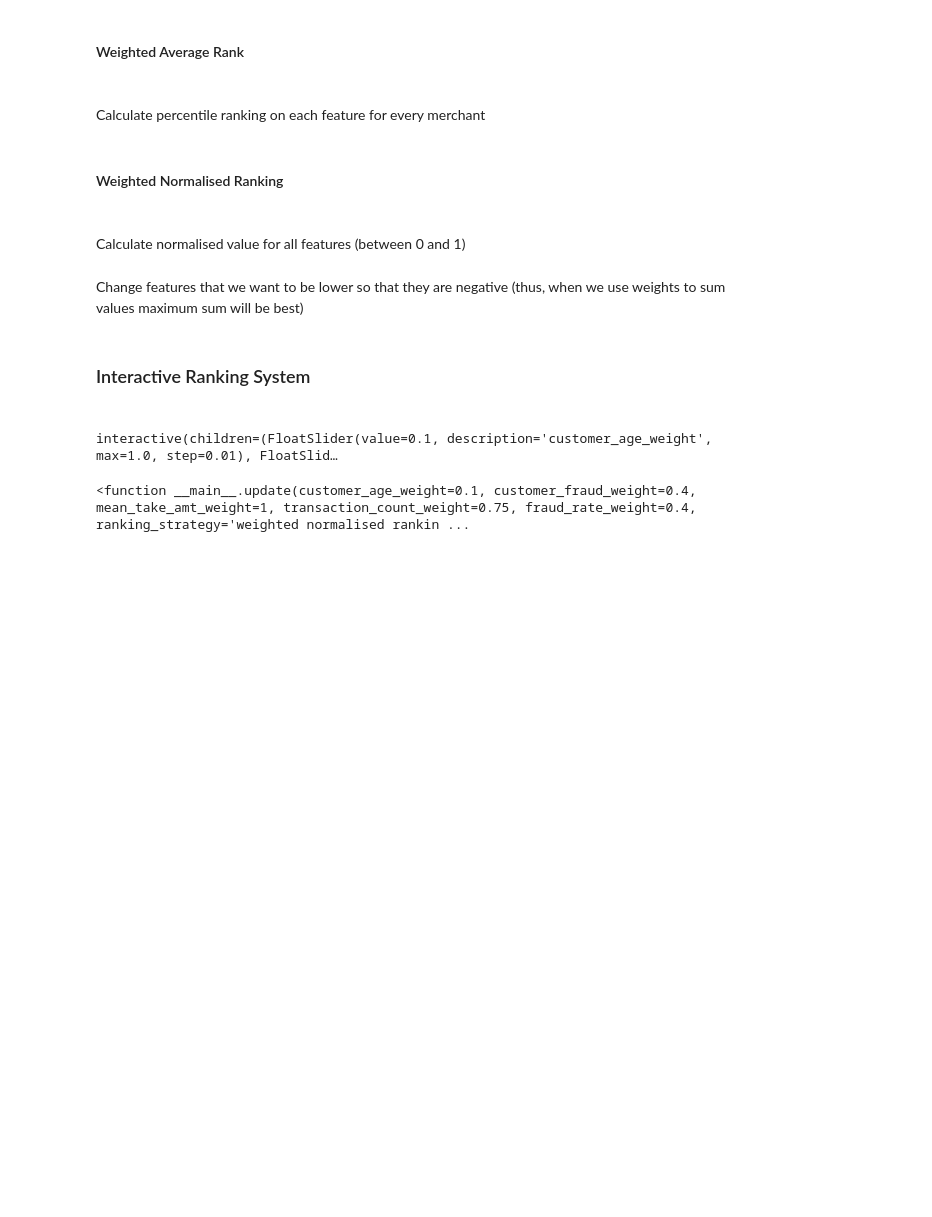
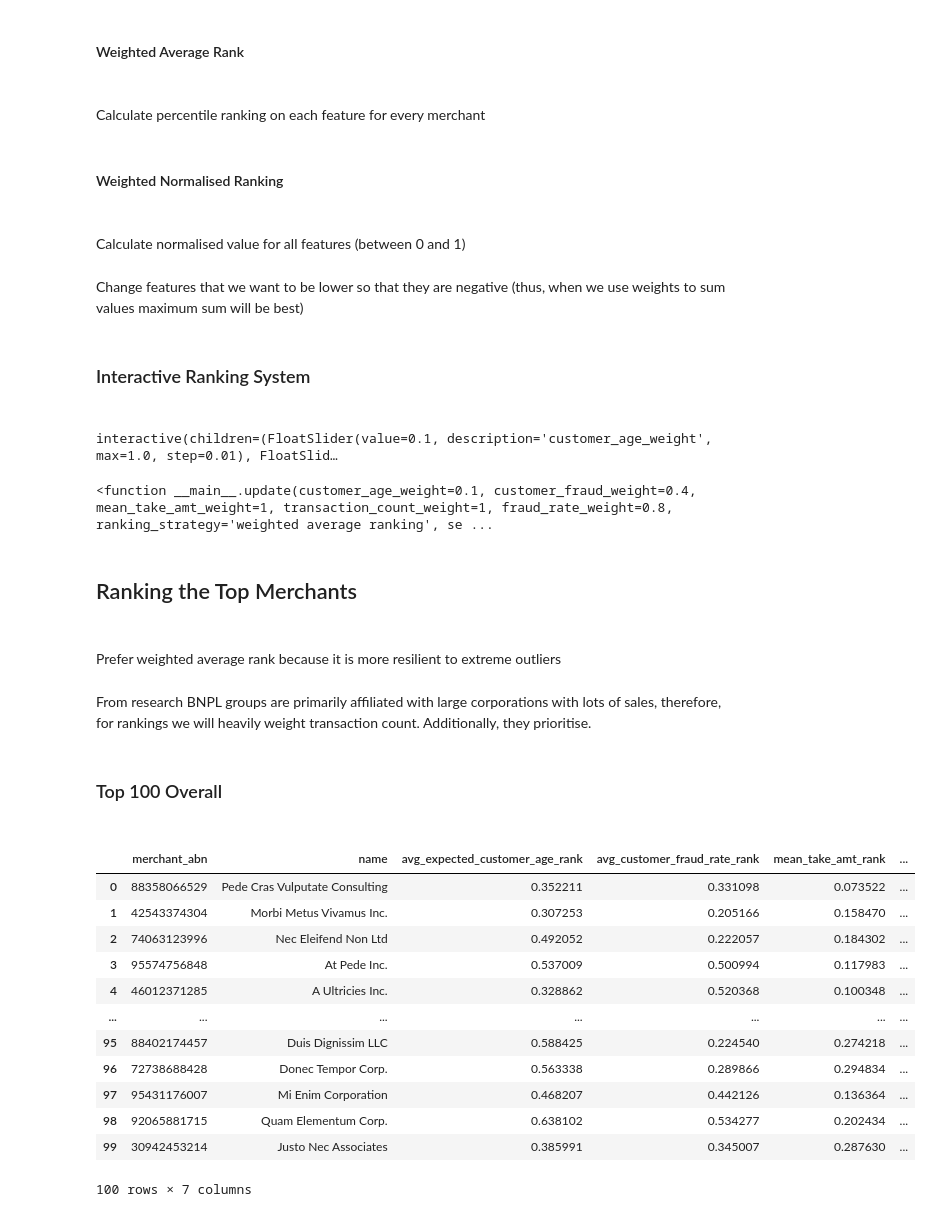
Before and after one commit to MAST30034-Applied-Data-Science/generic-buy-now-pay-later-project-group-5, a Jupyter notebook: notebooks/merchant_ranking.ipynb, the cells around one changed output. Saved outputs shown, nothing was run; the diff lists cells and outputs as text; code cells hidden in the pictures; blank space fills up the shorter version.

```diff
--- a/notebooks/merchant_ranking.ipynb
+++ b/notebooks/merchant_ranking.ipynb
@@ -81,14 +122,20 @@ for col_name in merchant_normalised_features:
 w1 = 0.1
 w2 = 0.4
 w3 = 1
-w4 = 0.75
-w5 = 0.4
+w4 = 1
+w5 = 0.8
 
-ranking_type = 'weighted normalised ranking'
+ranking_type = 'weighted average ranking'
 # %%
 from ipywidgets import interact_manual, widgets, Layout
+from numpy._typing import _NBitLongDouble
+from pyspark.sql.types import NullType
 
-def weighted_average_rank(w1, w2, w3, w4, w5):
+def weighted_average_rank(w1, w2, w3, w4, w5, segment):
+    merchant_percent_ranks, merchant_percent_ranks_join = get_merchant_percent_ranks(segment)
+
+    #print(merchant_percent_ranks)
+
     merchant_percent_ranks['weighted_average_rank'] = w1*merchant_percent_ranks['avg_expected_customer_age_rank'] + w2*merchant_percent_ranks['avg_customer_fraud_rate_rank']\
          + w3*merchant_percent_ranks['mean_take_amt_rank'] + w4*merchant_percent_ranks['transaction_count_rank']\
              + w5*merchant_percent_ranks['fraud_rate_rank']
@@ -97,10 +144,13 @@ def weighted_average_rank(w1, w2, w3, w4, w5):
     merchant_ranking = merchant_ranking.reset_index()
     merchant_ranking['merchant_abn'] = merchant_ranking['merchant_abn'].astype(int)
     merchant_ranking = merchant_ranking.merge(merchant_names, on = 'merchant_abn', how = 'outer').set_index('rank')
+    merchant_ranking = merchant_ranking.merge(merchant_percent_ranks_join, on = 'merchant_abn', how = 'outer')
+    return merchant_ranking
 
-    print(merchant_ranking.head(20))
+def weighted_normalised_rank(w1, w2, w3, w4, w5, segment):
 
-def weighted_normalised_rank(w1, w2, w3, w4, w5):
+    merchant_normalised_features, merchant_normalised_features_join = get_merchant_normalised_values(segment)
+
     merchant_normalised_features['weighted_normalised_value'] = w1*merchant_normalised_features['avg_expected_customer_age'] + w2*merchant_normalised_features['avg_customer_fraud_rate']\
          + w3*merchant_normalised_features['mean_take_amt'] + w4*merchant_normalised_features['transaction_count']\
              + w5*merchant_normalised_features['fraud_rate']
@@ -109,19 +159,19 @@ def weighted_normalised_rank(w1, w2, w3, w4, w5):
     merchant_ranking = merchant_ranking.reset_index()
     merchant_ranking['merchant_abn'] = merchant_ranking['merchant_abn'].astype(int)
     merchant_ranking = merchant_ranking.merge(merchant_names, on = 'merchant_abn', how = 'outer').set_index('rank')
-    print(merchant_ranking.head(20))
-    print(merchant_ranking.loc[merchant_ranking['name'] == 'Elit Dictum Eu Foundation'])
+    merchant_ranking = merchant_ranking.merge(merchant_normalised_features_join, on = 'merchant_abn', how = 'outer')
+    return merchant_ranking
 
 
-def update(customer_age_weight=w1, customer_fraud_weight=w2, mean_take_amt_weight=w3, transaction_count_weight=w4, fraud_rate_weight=w5,ranking_strategy=ranking_type):
+def update(customer_age_weight=w1, customer_fraud_weight=w2, mean_take_amt_weight=w3, transaction_count_weight=w4, fraud_rate_weight=w5,ranking_strategy=ranking_type, segment = 'All'):
     if ranking_strategy == 'weighted average rank':
-        weighted_average_rank(customer_age_weight, customer_fraud_weight, mean_take_amt_weight, transaction_count_weight, fraud_rate_weight)
+        return weighted_average_rank(customer_age_weight, customer_fraud_weight, mean_take_amt_weight, transaction_count_weight, fraud_rate_weight, segment).head(10)
     elif ranking_strategy == 'weighted normalised ranking':
-        weighted_normalised_rank(customer_age_weight, customer_fraud_weight, mean_take_amt_weight, transaction_count_weight, fraud_rate_weight)
+        return weighted_normalised_rank(customer_age_weight, customer_fraud_weight, mean_take_amt_weight, transaction_count_weight, fraud_rate_weight, segment).head(10)
     return
 
 im = interact_manual(update, customer_age_weight=(0, 1.0, 0.01), customer_fraud_weight=(0, 1.0, 0.01), mean_take_amt_weight=(0, 1.0, 0.01), \
-    transaction_count_weight=(0, 1.0, 0.01), fraud_rate_weight=(0, 1.0, 0.01), ranking_strategy=['weighted average rank', 'weighted normalised ranking']);
+    transaction_count_weight=(0, 1.0, 0.01), fraud_rate_weight=(0, 1.0, 0.01), ranking_strategy=['weighted average rank', 'weighted normalised ranking'], segment=['All', 'Gardening', 'Appliances', 'Furnitures', 'IT service', 'Accessories']);
 
 descriptions = ['Customer Age Weight----', 'Customer Fraud Weight--', 'Take Amount Weight-----', 'Transaction Count Weight', 'Merchant Fraud Weight---']
 
@@ -132,9 +182,35 @@ for i in range(0,5):
 
 im.widget.children[5].description = 'Ranking Strategy'
 im.widget.children[5].style = {'description_width': 'initial'}
-im.widget.children[6].description = 'Find Ranking'
+im.widget.children[6].description = 'Segment'
+im.widget.children[7].description = 'Find Ranking'
 
 display(im)
 # %% [output]
 interactive(children=(FloatSlider(value=0.1, description='customer_age_weight', max=1.0, step=0.01), FloatSlid…
-<function __main__.update(customer_age_weight=0.1, customer_fraud_weight=0.4, mean_take_amt_weight=1, transaction_count_weight=0.75, fraud_rate_weight=0.4, ranking_strategy='weighted normalised rankin ...
+<function __main__.update(customer_age_weight=0.1, customer_fraud_weight=0.4, mean_take_amt_weight=1, transaction_count_weight=1, fraud_rate_weight=0.8, ranking_strategy='weighted average ranking', se ...
+# %% [markdown]
+<h2>Ranking the Top Merchants<h2>
+# %% [markdown]
+Prefer weighted average rank because it is more resilient to extreme outliers
+# %% [markdown]
+From research BNPL groups are primarily affiliated with large corporations with lots of sales, therefore, for rankings we will heavily weight transaction count. Additionally, they prioritise.
+# %% [markdown]
+<h3>Top 100 Overall<h3>
+# %%
+top_100 = weighted_average_rank(w1, w2, w3, w4, w5, segment = 'All').head(100)
+top_100
+# %% [output]
+|  | merchant_abn | name | avg_expected_customer_age_rank | avg_customer_fraud_rate_rank | mean_take_amt_rank | ... |
+| 0 | 88358066529 | Pede Cras Vulputate Consulting | 0.352211 | 0.331098 | 0.073522 | ... |
+| 1 | 42543374304 | Morbi Metus Vivamus Inc. | 0.307253 | 0.205166 | 0.158470 | ... |
+| 2 | 74063123996 | Nec Eleifend Non Ltd | 0.492052 | 0.222057 | 0.184302 | ... |
+| 3 | 95574756848 | At Pede Inc. | 0.537009 | 0.500994 | 0.117983 | ... |
+| 4 | 46012371285 | A Ultricies Inc. | 0.328862 | 0.520368 | 0.100348 | ... |
+| ... | ... | ... | ... | ... | ... | ... |
+| 95 | 88402174457 | Duis Dignissim LLC | 0.588425 | 0.224540 | 0.274218 | ... |
+| 96 | 72738688428 | Donec Tempor Corp. | 0.563338 | 0.289866 | 0.294834 | ... |
+| 97 | 95431176007 | Mi Enim Corporation | 0.468207 | 0.442126 | 0.136364 | ... |
+| 98 | 92065881715 | Quam Elementum Corp. | 0.638102 | 0.534277 | 0.202434 | ... |
+| 99 | 30942453214 | Justo Nec Associates | 0.385991 | 0.345007 | 0.287630 | ... |
+100 rows × 7 columns
```
Also changed, not shown: parts of 21 cells of this notebook, 1 other file.
